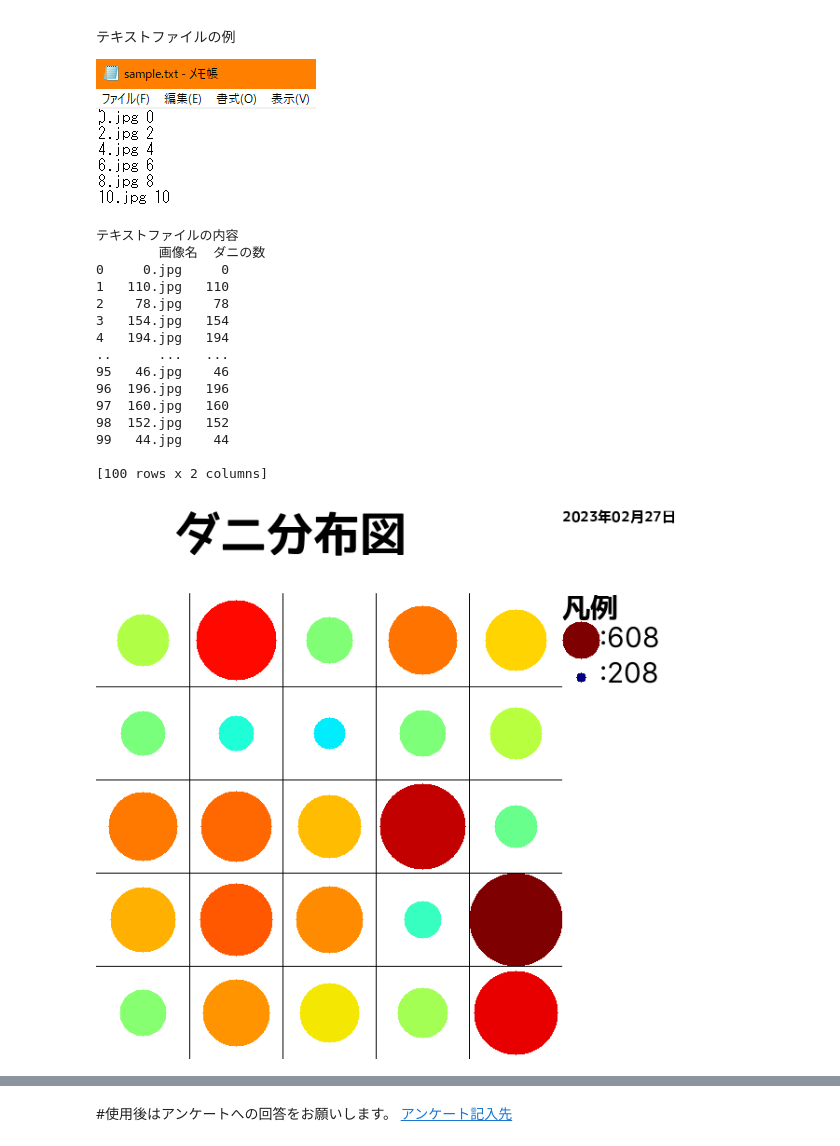
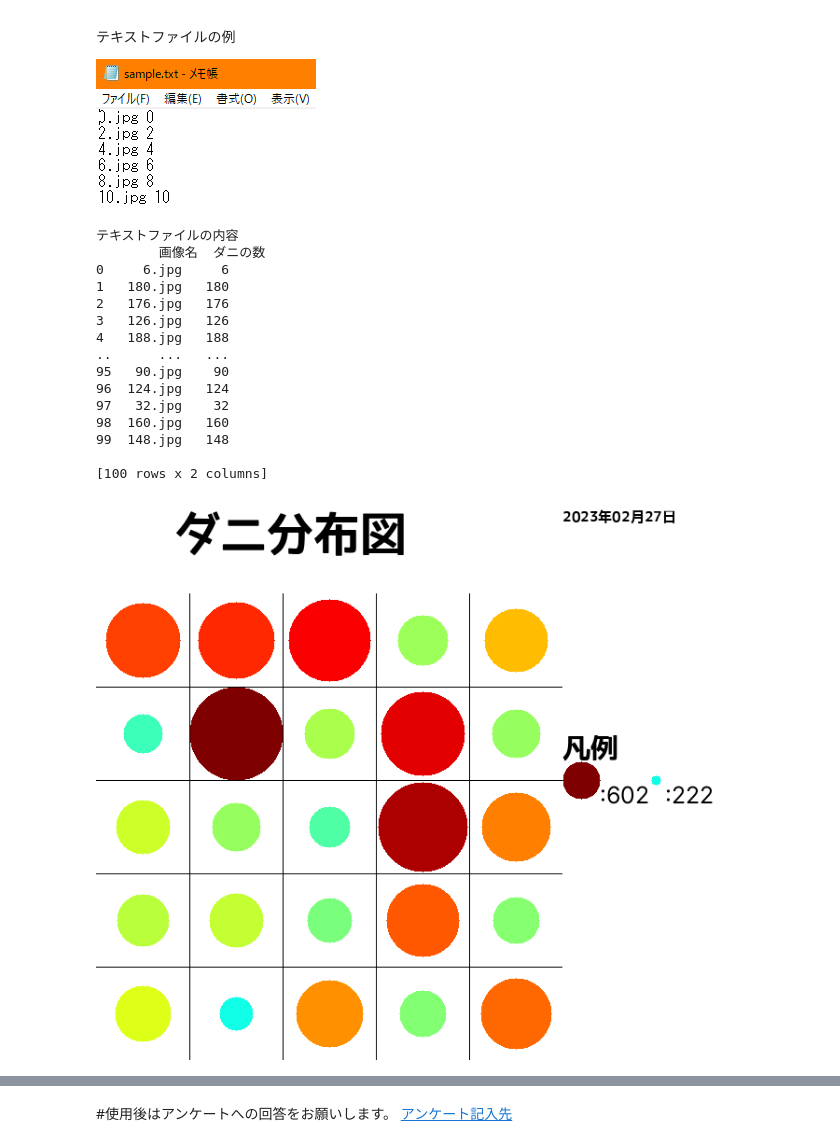
Before and after one commit to 1900690/koukai, a Jupyter notebook: mite_demo_1.0.0.ipynb, the cells around one changed output, grey strips where cells are left out. Cells and saved outputs as stored; diff of their text form; code cells hidden in the pictures.

```diff
--- a/mite_demo_1.0.0.ipynb
+++ b/mite_demo_1.0.0.ipynb
@@ -166,6 +162,6 @@ int(len(images) /5 + 1)
 # %%
 #@title 画像を取り込み { display-mode: "form" }
-画像のアップロード方法を選択してください= '\u30B5\u30F3\u30D7\u30EB\u753B\u50CF\u3067\u691C\u51FA' #@param ["サンプル画像で検出", "画像をアップロード(5枚まで)", "画像をアップロード(5枚以上)", "インカメラで画像を撮影", "アウトカメラで画像を撮影"]
+画像のアップロード方法を選択してください= '\u753B\u50CF\u3092\u30A2\u30C3\u30D7\u30ED\u30FC\u30C9(5\u679A\u307E\u3067)' #@param ["サンプル画像で検出", "画像をアップロード(5枚まで)", "画像をアップロード(5枚以上)", "インカメラで画像を撮影", "アウトカメラで画像を撮影"]
 #@markdown ※5枚以上アップロードする場合は、zipファイルに圧縮してからアップロードしてください
 
 import os
@@ -766,8 +766,8 @@ else:
             y2=int(y_center+height/2)
 
             draw = ImageDraw.Draw(im_original)
-            #draw.rectangle((x1, y1, x2, y2), outline=(0, 0, 0), width=5)#★黒枠
-            draw.rectangle((x1, y1, x2, y2), outline=(0, 0, 0),fill=(0, 0, 0), width=5)#★黒中まで塗りつぶし
+            draw.rectangle((x1, y1, x2, y2), outline=(0, 0, 0), width=5)#★黒枠
+            #draw.rectangle((x1, y1, x2, y2), outline=(0, 0, 0),fill=(0, 0, 0), width=5)#★黒中まで塗りつぶし
             im_original.save('/content/originals_test_annotations_drawing/'+txt_name[36:-4]+'.jpg')
         #画像内に害虫がいなかった場合に画像とテキストファイルを作成
         original_files = sorted(os.listdir('/content/originals/'))
@@ -948,7 +950,8 @@ try:
       japanize_matplotlib.japanize()
       !wget -q https://github.com/1900690/koukai/releases/download/demo/detect.zip
       pbar.update(40)
-      shutil.unpack_archive('/content/detect.zip', '/content/')
+      if os.path.exists('/content/detect.zip'):
+          shutil.unpack_archive('/content/detect.zip', '/content/')
       if os.path.exists('/content/detect.zip'):
           os.remove('/content/detect.zip')
       pbar.update(20)
@@ -1025,17 +1028,17 @@ elif テキストファイルのアップロード方法を選択してくださ
 # %% [output]
 テキストファイルの内容
         画像名  ダニの数
-0     0.jpg     0
-1   110.jpg   110
-2    78.jpg    78
-3   154.jpg   154
-4   194.jpg   194
+0     6.jpg     6
+1   180.jpg   180
+2   176.jpg   176
+3   126.jpg   126
+4   188.jpg   188
 ..      ...   ...
-95   46.jpg    46
-96  196.jpg   196
-97  160.jpg   160
-98  152.jpg   152
-99   44.jpg    44
+95   90.jpg    90
+96  124.jpg   124
+97   32.jpg    32
+98  160.jpg   160
+99  148.jpg   148
 
 [100 rows x 2 columns]
 # %%
@@ -1131,12 +1134,15 @@ else:
 
   count=0
   step=0
+  hanreidict={}
+
   #巡行
   if 調査の進んだ方向 == "平行":
     for i in y_core:
       for k in x_core:
           radius=int(int(radius_list[count])/radius_max*radius_point)
           color= [int(i * 255) for i in list(plt.cm.jet_r((radius_list[count]/radius_max))[0:3])]
+          hanreidict[radius]=color
           cv2.circle(img_white, (k, i),radius, color, thickness=-1)
           count=count+1
   #ジグザグ
@@ -1147,6 +1153,7 @@ else:
           #円を描く
           radius=int(int(radius_list[count])/radius_max*radius_point)
           color= [int(i * 255) for i in list(plt.cm.jet_r((radius_list[count]/radius_max))[0:3])]
+          hanreidict[radius]=color
           cv2.circle(img_white, (k, i),radius, color, thickness=-1)
           count=count+1
         step=step+1
@@ -1154,6 +1161,7 @@ else:
         for k in reversed(x_core):
           radius=int(int(radius_list[count])/radius_max*radius_point)
           color= [int(i * 255) for i in list(plt.cm.jet_r((radius_list[count]/radius_max))[0:3])]
+          hanreidict[radius]=color
           cv2.circle(img_white, (k, i),radius, color, thickness=-1)
           count=count+1
         step=step+1
@@ -1201,49 +1209,50 @@ else:
   text = "ダニ分布図"
   fontPIL_jpn = "/content/yasasisagosikku.ttf"
   fontPIL_eng = "/content/eigo.ttf"
-  size = 50#int(0.3*(100*横の調査場所数/100))
+  size = int(0.1*(100*横の調査場所数))
   colorBGR = (0,0,0) # cv2.putText()と同じく、BGRの順で定義
   img_title = cv2_putText_1(img = img_title,text = text,org =org,fontFace = fontPIL_jpn,fontScale = size,color = colorBGR)
   img_title = np.array(img_title)
   img_title = img_title.astype('float64')
   #2つの画像を縦方向に連結
   img_title_combine = cv2.vconcat([img_title, img_white])
   #★凡例を作成して連結★
   #白紙作成
   height, width2 = img_title_combine.shape[:2]
-  width=150
+  width=200
   img_guide = np.full((height,width,3), (255,255,255), dtype=np.uint8)
   #凡例を作成
   #円を描く
   usage_guide_max=":"+str(radius_max)
-  color1= [int(i * 255) for i in plt.cm.jet_r(255)[0:3]]
-  cv2.circle(img_guide, (20,int(height/2-height/4)),20, color1, thickness=-1)
+  color1= hanreidict[max(hanreidict)]
+  cv2.circle(img_guide, (20,int(height/2)),20, color1, thickness=-1)
   usage_guide_min=":"+str(radius_min)
-  color2= [int(i * 255) for i in plt.cm.jet_r(0)[0:3]]
-  cv2.circle(img_guide, (20,int(height/2-height/5.5)),5, color2, thickness=-1)
+  color2= hanreidict[min(hanreidict)]
+  cv2.circle(img_guide, (100,int(height/2)),5, color2, thickness=-1)
+
   #文字を書く
   size = 30
-  img_guide=cv2_putText_1(img = img_guide,text = usage_guide_max,org =(40,int(height/2-height/3.5)),fontFace = fontPIL_eng,fontScale = size,color = colorBGR)
-  img_guide=cv2_putText_1(img = img_guide,text = usage_guide_min,org =(40,int(height/2-height/4.5)),fontFace = fontPIL_eng,fontScale = size,color = colorBGR)
-  img_guide=cv2_putText_1(img = img_guide,text = "凡例",org =(0,int(height/2-height/3)),fontFace = fontPIL_jpn,fontScale = size,color = colorBGR)
+  img_guide=cv2_putText_1(img = img_guide,text = usage_guide_max,org =(40,int(height/2)),fontFace = fontPIL_eng,fontScale = 25,color = colorBGR)
+  img_guide=cv2_putText_1(img = img_guide,text = usage_guide_min,org =(110,int(height/2)),fontFace = fontPIL_eng,fontScale = 25,color = colorBGR)
+  img_guide=cv2_putText_1(img = img_guide,text = "凡例",org =(0,int(height/2-50)),fontFace = fontPIL_jpn,fontScale = size,color = colorBGR)
   #日付を書く
   import datetime
   dt_now = datetime.datetime.now()
   daytime=dt_now.strftime('%Y年%m月%d日')
   size = 15
   img_guide=cv2_putText_1(img = img_guide,text =daytime,org =(0,10),fontFace = fontPIL_jpn,fontScale = size,color = colorBGR)
 
   img_guide = np.array(img_guide)
   img_guide = img_guide.astype('float64')
 
   #2つの画像を縦方向に連結
   img = cv2.hconcat([img_title_combine, img_guide])
   #grid画像を保存
   cv2.imwrite("/content/figure.png",img)
   #画像のインポート
   cv2_imshow(img)
 # %% [output]
-[figure, old version]
+[figure, new version]
 # %%
 #@title 図をダウンロード { display-mode: "form" }
 import os
```
Also changed, not shown: parts of 3 cells of this notebook.
